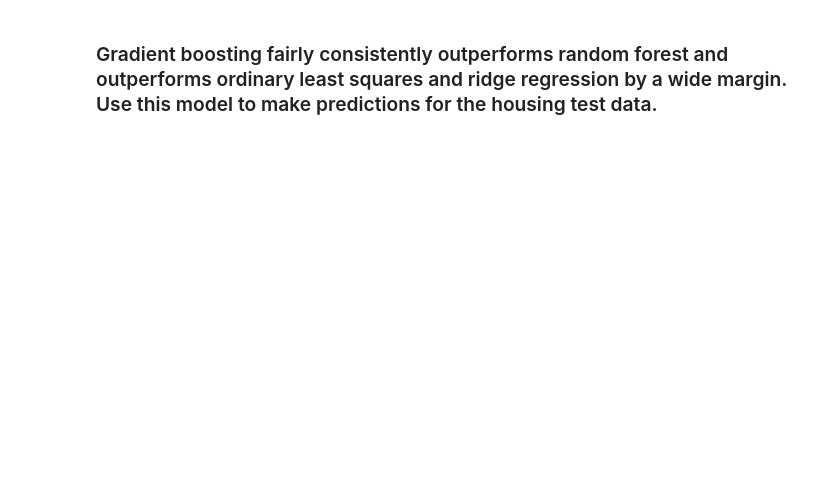
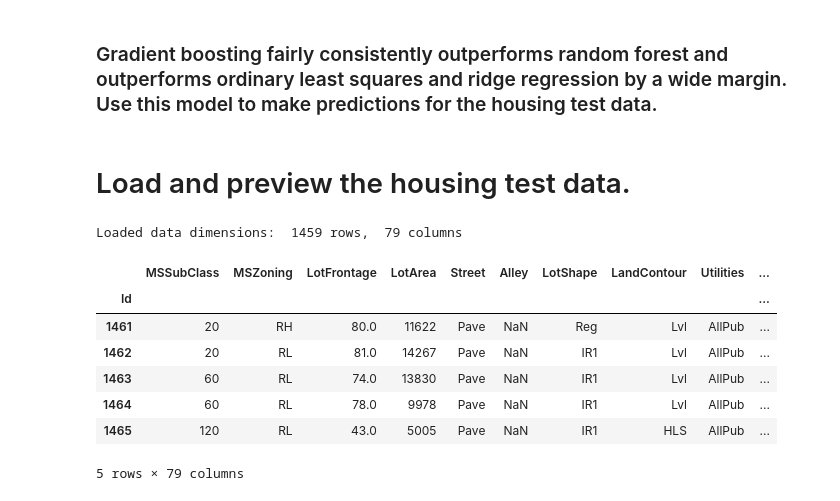
Before and after one commit to darrylgleason/Kaggle_House-Prices, a Jupyter notebook: House-Prices.ipynb, the cells around one changed output. Cells and saved outputs as stored; diff of their text form; code cells hidden in the pictures; blank space fills up the shorter version.

```diff
--- a/House-Prices.ipynb
+++ b/House-Prices.ipynb
@@ -46,6 +63,8 @@ randomize_seeding = True
 # These paths indicate from where the training
 # and test data will be loaded.
 TRAINING_DATA_PATH = "./Data/train.csv"
+TEST_DATA_PATH = "./Data/test.csv"
+MY_PREDICTED_DATA_PATH = "./Data/my_predicted_house_prices.csv"
 
 # The MAGIC_SEED optionally specifies a fixed
 # random state/seed so that the notebook can be
@@ -74,30 +93,38 @@ def load_data(path):
     print("Loaded data dimensions: ", df.shape[0], "rows, ", df.shape[1], "columns")
     return df
 
-def print_if_nan(df, col_type):
+def print_nan(nan_cols_counts, col_type):
     """
-    Print all DataFrame columns of type 'col_type'
+    Print each element of the list which should contain
+    a DataFrame feature name and an int number of times
+    the feature contains an NaN value.
+    """
+    print("\n", len(nan_cols_counts), " ", col_type, "-type columns with NaN values.", sep='')
+    if(len(nan_cols_counts) > 0):
+        print("    {:<16}{}".format("Feature", "NaN Count"))
+        print("%s" % "    ---------------------")
+    for index, element in enumerate(nan_cols_counts):
+        print("{:>2}. {:<16}{}".format(index+1, element[0], element[1]))
+
+def gather_nan(df, col_type, print_if_nan = True):
+    """
+    Find all DataFrame columns of type 'col_type'
     which contain NaN values.
     """
     if (col_type == "int"):
-        columns = x_train.select_dtypes(include=['int']).columns
+        columns = df.select_dtypes(include=['int']).columns
     elif (col_type == "float"):
-        columns = x_train.select_dtypes(include=['float']).columns
+        columns = df.select_dtypes(include=['float']).columns
     else:
-        columns = x_train.select_dtypes(include=['object']).columns
-    nan_cols = []
-    nan_counts = []
+        columns = df.select_dtypes(include=['object']).columns
+    nan_cols_counts = []
     for col in np.sort(columns):
-        num_nan = np.sum(x_train[col].isnull())
+        num_nan = np.sum(df[col].isnull())
         if (num_nan > 0):
-            nan_cols.append(col)
-            nan_counts.append(num_nan)
-    print("\n", len(nan_cols), " ", col_type, "-type columns with NaN values.", sep='')
-    if(len(nan_cols) > 0):
-        print("%s\t\t%s" % ("Feature", "Count"))
-        print("%s" % "--------------------")
-    for col, count in zip(nan_cols, nan_counts):
-          print(col, "\t", count)
+            nan_cols_counts.append((col, num_nan))
+    if (print_nan):
+        print_nan(nan_cols_counts, col_type)
+    return nan_cols_counts
 
 def replace_with_normal(df, col, seed = np.random.seed()):
     """
@@ -390,3 +434,18 @@ The 5 most important features for this model:
 5. GarageArea
 # %% [markdown]
 ### Gradient boosting fairly consistently outperforms random forest and outperforms ordinary least squares and ridge regression by a wide margin. Use this model to make predictions for the housing test data.
+# %% [markdown]
+# Load and preview the housing test data.
+# %%
+df = load_data(TEST_DATA_PATH)
+df.head()
+# %% [output]
+Loaded data dimensions:  1459 rows,  79 columns
+|  | MSSubClass | MSZoning | LotFrontage | LotArea | Street | Alley | LotShape | LandContour | Utilities | ... |
+| Id |  |  |  |  |  |  |  |  |  | ... |
+| 1461 | 20 | RH | 80.0 | 11622 | Pave | NaN | Reg | Lvl | AllPub | ... |
+| 1462 | 20 | RL | 81.0 | 14267 | Pave | NaN | IR1 | Lvl | AllPub | ... |
+| 1463 | 60 | RL | 74.0 | 13830 | Pave | NaN | IR1 | Lvl | AllPub | ... |
+| 1464 | 60 | RL | 78.0 | 9978 | Pave | NaN | IR1 | Lvl | AllPub | ... |
+| 1465 | 120 | RL | 43.0 | 5005 | Pave | NaN | IR1 | HLS | AllPub | ... |
+5 rows × 79 columns
```
Also changed, not shown: parts of 24 cells of this notebook.
